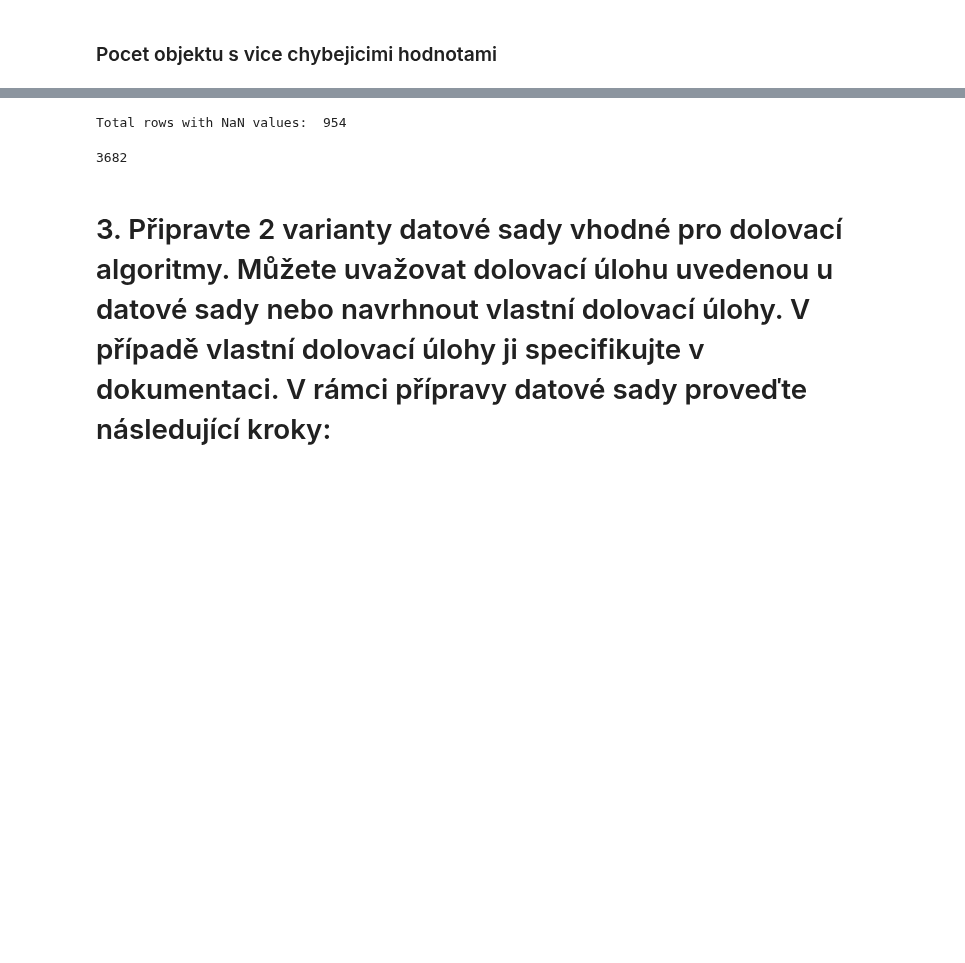
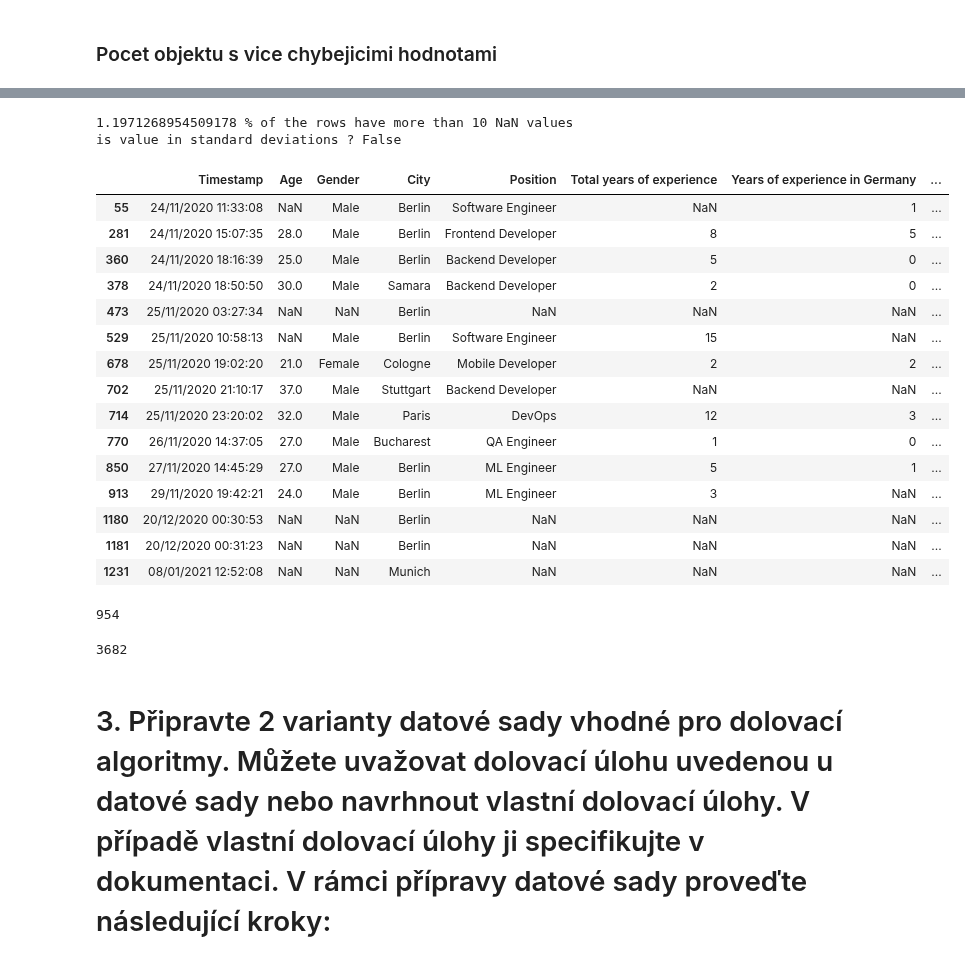
Before and after one commit to MatejMistik/upa-p2-data-analysis, a Jupyter notebook: main.ipynb, the cells around one changed output, grey strips where cells are left out. Saved outputs shown, nothing was run; the diff lists cells and outputs as text; code cells hidden in the pictures; blank space fills up the shorter version.

```diff
--- a/main.ipynb
+++ b/main.ipynb
@@ -398,11 +483,42 @@ dtype: int64
+# %%
+def is_number_in_std_of_df_length(df, number):
+    return number > df.shape[0] - 3 * df.shape[0] / 4 and number < df.shape[0] + 3 * df.shape[0] / 4
+
+def is_number_in_std_of_df_len(df, number):
+    return (number > df.mean() - 3 * df.std()) and (number < df.mean() + 3 * df.std())
+# list rows with more than ten NaN values
+
+print(df[df.isnull().sum(axis=1) > 10].any(axis=1).count() / len(df)*100, '% of the rows have more than 10 NaN values')
+print('is value in standard deviations ?', is_number_in_std_of_df_length(df,df[df.isnull().sum(axis=1) > 10].any(axis=1).count()))
+df[df.isnull().sum(axis=1) > 10]
+# %% [output]
+1.1971268954509178 % of the rows have more than 10 NaN values
+is value in standard deviations ? False
+|  | Timestamp | Age | Gender | City | Position | Total years of experience | Years of experience in Germany | ... |
+| 55 | 24/11/2020 11:33:08 | NaN | Male | Berlin | Software Engineer | NaN | 1 | ... |
+| 281 | 24/11/2020 15:07:35 | 28.0 | Male | Berlin | Frontend Developer | 8 | 5 | ... |
+| 360 | 24/11/2020 18:16:39 | 25.0 | Male | Berlin | Backend Developer | 5 | 0 | ... |
+| 378 | 24/11/2020 18:50:50 | 30.0 | Male | Samara | Backend Developer | 2 | 0 | ... |
+| 473 | 25/11/2020 03:27:34 | NaN | NaN | Berlin | NaN | NaN | NaN | ... |
+| 529 | 25/11/2020 10:58:13 | NaN | Male | Berlin | Software Engineer | 15 | NaN | ... |
+| 678 | 25/11/2020 19:02:20 | 21.0 | Female | Cologne | Mobile Developer | 2 | 2 | ... |
+| 702 | 25/11/2020 21:10:17 | 37.0 | Male | Stuttgart | Backend Developer | NaN | NaN | ... |
+| 714 | 25/11/2020 23:20:02 | 32.0 | Male | Paris | DevOps | 12 | 3 | ... |
+| 770 | 26/11/2020 14:37:05 | 27.0 | Male | Bucharest | QA Engineer | 1 | 0 | ... |
+| 850 | 27/11/2020 14:45:29 | 27.0 | Male | Berlin | ML Engineer | 5 | 1 | ... |
+| 913 | 29/11/2020 19:42:21 | 24.0 | Male | Berlin | ML Engineer | 3 | NaN | ... |
+| 1180 | 20/12/2020 00:30:53 | NaN | NaN | Berlin | NaN | NaN | NaN | ... |
+| 1181 | 20/12/2020 00:31:23 | NaN | NaN | Berlin | NaN | NaN | NaN | ... |
+| 1231 | 08/01/2021 12:52:08 | NaN | NaN | Munich | NaN | NaN | NaN | ... |
 # %%
+#rows with NaN values
 counter = 0
 for i in range(len(df.index)) :
     if df.iloc[i].isnull().sum() > 1 :
         counter += 1
-print("Total rows with NaN values: ", counter)
+counter
 # %% [output]
-Total rows with NaN values:  954
+954
 # %%
 #pocet vsech NaN hodnot
 
```
Also changed, not shown: parts of 12 cells of this notebook, 1 other file.
